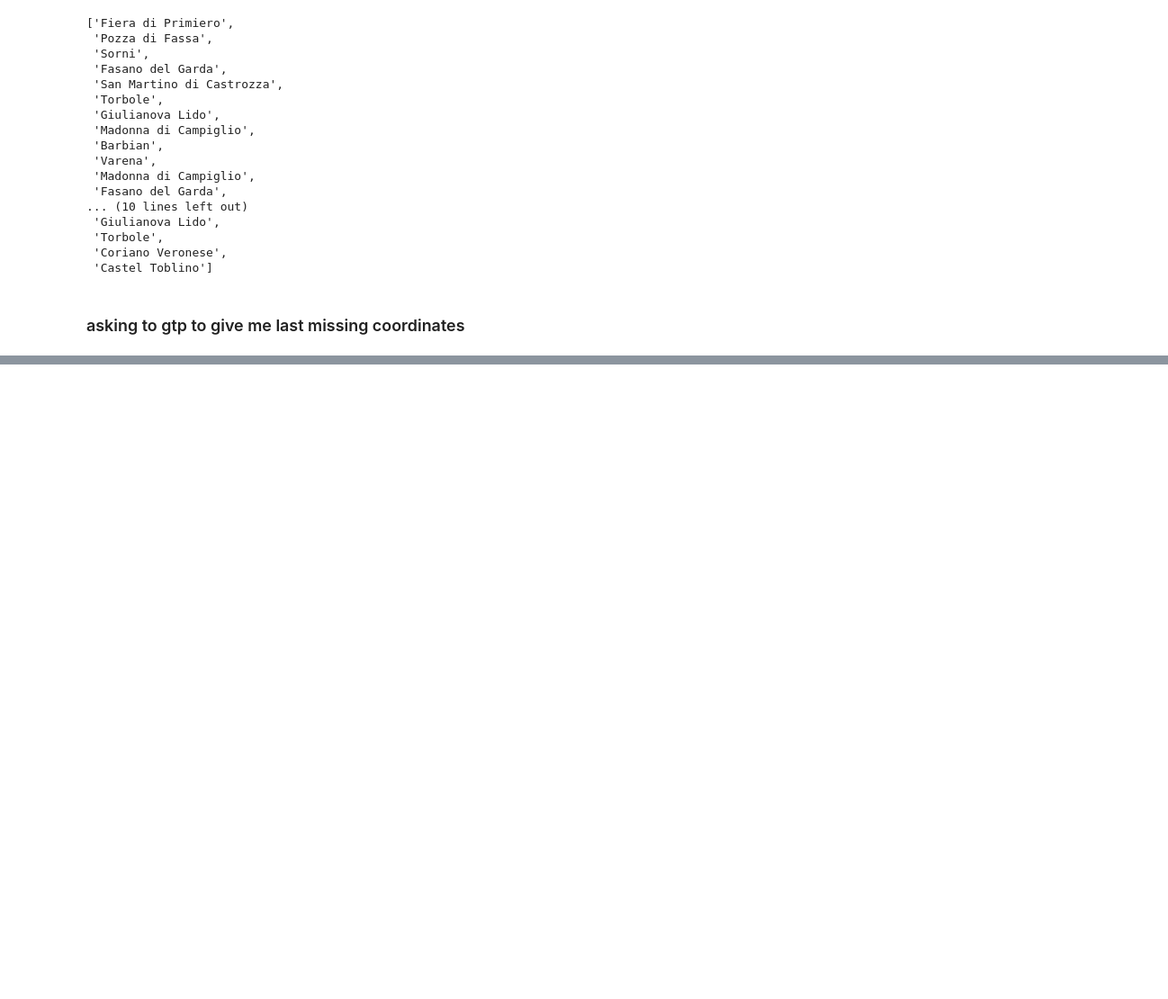
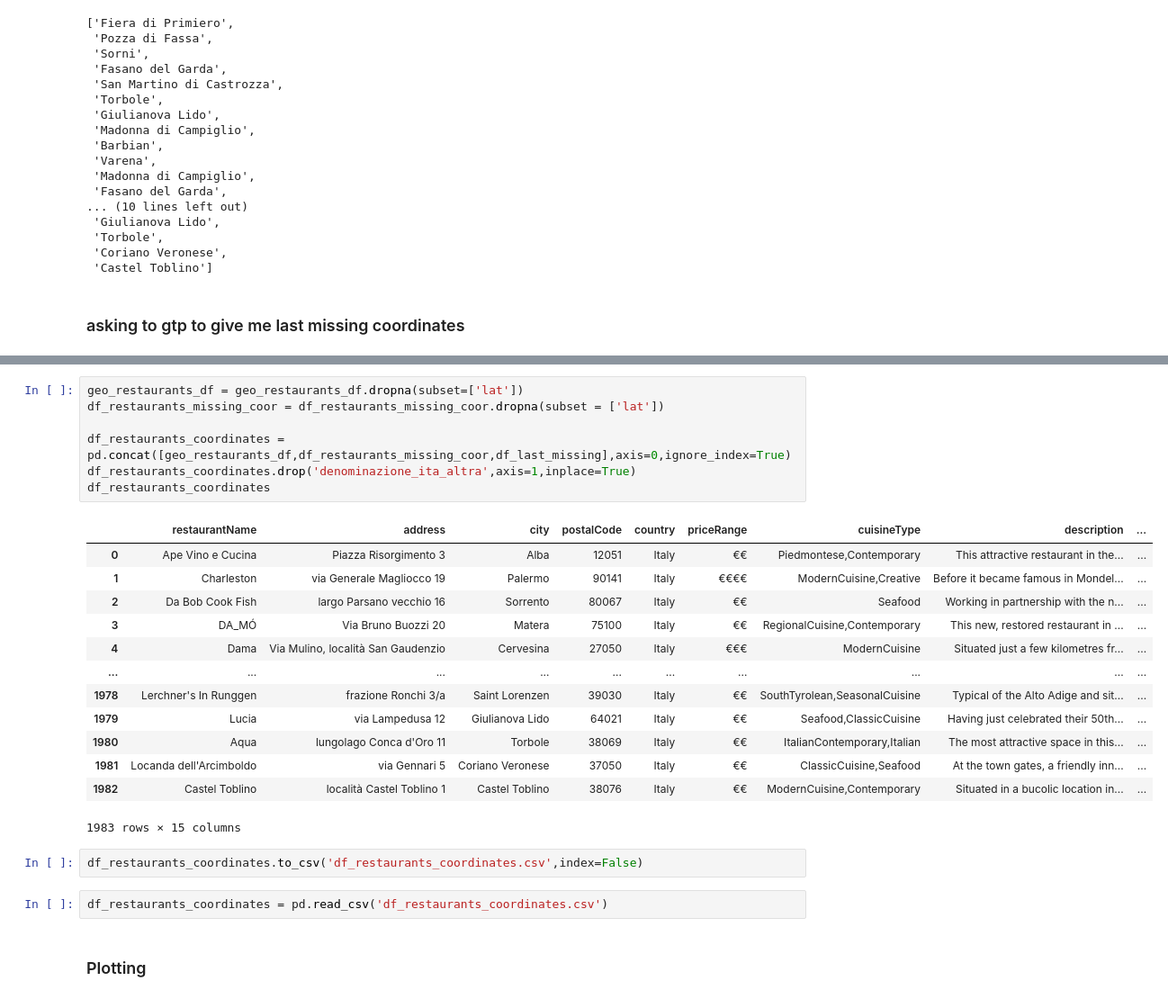
Before and after one commit to yaraoyoussef/ADM-HW3, a Jupyter notebook: main.ipynb, the cells around one changed output, grey strips where cells are left out. Shown at 90% size. Saved outputs shown, nothing was run; the diff lists cells and outputs as text; blank space fills up the shorter version.

```diff
--- a/main.ipynb
+++ b/main.ipynb
@@ -634,0 +675,27 @@ coordinates_dict = {
+# %%
+geo_restaurants_df = geo_restaurants_df.dropna(subset=['lat'])
+df_restaurants_missing_coor = df_restaurants_missing_coor.dropna(subset = ['lat'])
+
+df_restaurants_coordinates = pd.concat([geo_restaurants_df,df_restaurants_missing_coor,df_last_missing],axis=0,ignore_index=True)
+df_restaurants_coordinates.drop('denominazione_ita_altra',axis=1,inplace=True)
+df_restaurants_coordinates
+# %% [output]
+|  | restaurantName | address | city | postalCode | country | priceRange | cuisineType | description | ... |
+| 0 | Ape Vino e Cucina | Piazza Risorgimento 3 | Alba | 12051 | Italy | €€ | Piedmontese,Contemporary | This attractive restaurant in the... | ... |
+| 1 | Charleston | via Generale Magliocco 19 | Palermo | 90141 | Italy | €€€€ | ModernCuisine,Creative | Before it became famous in Mondel... | ... |
+| 2 | Da Bob Cook Fish | largo Parsano vecchio 16 | Sorrento | 80067 | Italy | €€ | Seafood | Working in partnership with the n... | ... |
+| 3 | DA_MÓ | Via Bruno Buozzi 20 | Matera | 75100 | Italy | €€ | RegionalCuisine,Contemporary | This new, restored restaurant in ... | ... |
+| 4 | Dama | Via Mulino, località San Gaudenzio | Cervesina | 27050 | Italy | €€€ | ModernCuisine | Situated just a few kilometres fr... | ... |
+| ... | ... | ... | ... | ... | ... | ... | ... | ... | ... |
+| 1978 | Lerchner's In Runggen | frazione Ronchi 3/a | Saint Lorenzen | 39030 | Italy | €€ | SouthTyrolean,SeasonalCuisine | Typical of the Alto Adige and sit... | ... |
+| 1979 | Lucia | via Lampedusa 12 | Giulianova Lido | 64021 | Italy | €€ | Seafood,ClassicCuisine | Having just celebrated their 50th... | ... |
+| 1980 | Aqua | lungolago Conca d'Oro 11 | Torbole | 38069 | Italy | €€ | ItalianContemporary,Italian | The most attractive space in this... | ... |
+| 1981 | Locanda dell'Arcimboldo | via Gennari 5 | Coriano Veronese | 37050 | Italy | €€ | ClassicCuisine,Seafood | At the town gates, a friendly inn... | ... |
+| 1982 | Castel Toblino | località Castel Toblino 1 | Castel Toblino | 38076 | Italy | €€ | ModernCuisine,Contemporary | Situated in a bucolic location in... | ... |
+1983 rows × 15 columns
+# %%
+df_restaurants_coordinates.to_csv('df_restaurants_coordinates.csv',index=False)
+# %%
+df_restaurants_coordinates = pd.read_csv('df_restaurants_coordinates.csv')
+# %% [markdown]
+### Plotting
```
Also changed, not shown: parts of 17 cells of this notebook, 1 other file.
